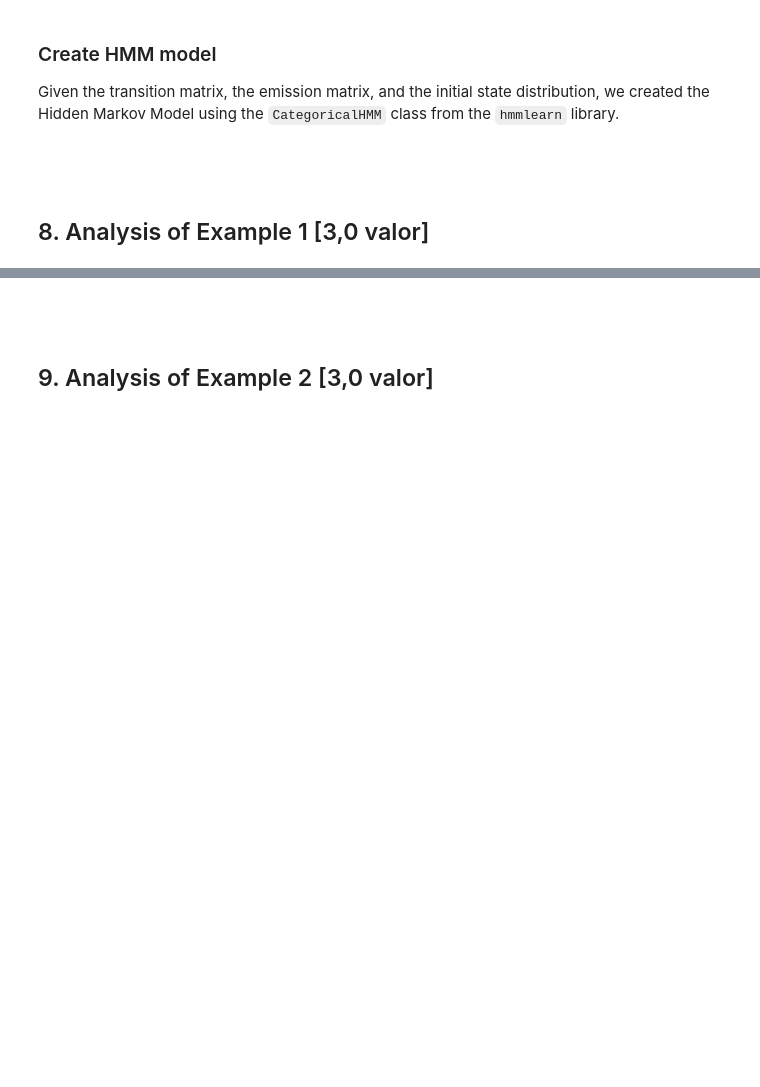
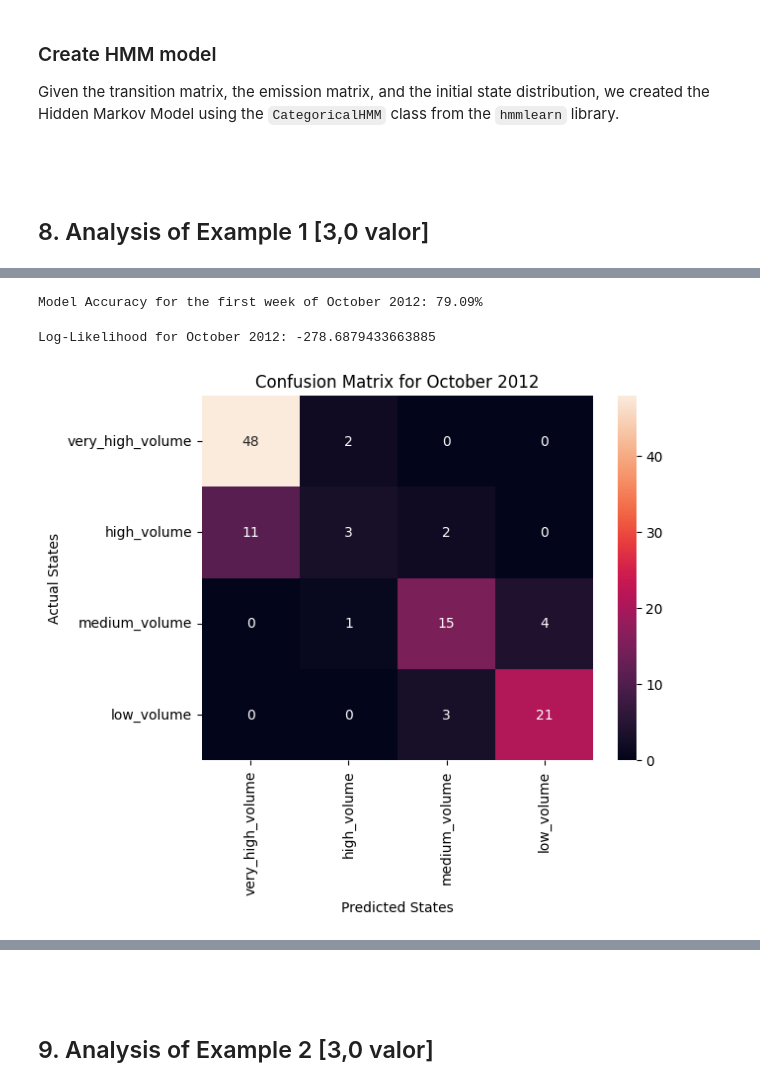
Before and after one commit to jepe06/TMBD_M02, a Jupyter notebook: assignment2.ipynb, the cells around one changed output, grey strips where cells are left out. Drawn from its saved outputs; the diff is of its cells as text; code cells hidden in the pictures; blank space fills up the shorter version.

```diff
--- a/assignment2.ipynb
+++ b/assignment2.ipynb
@@ -144,6 +147,7 @@ df['time_of_day'] = df['date_time'].apply(get_time_of_day)
 df['weekend'] = df['date_time'].apply(is_weekend)
 df['weather'] = df['weather_main'].apply(convert_weather)
 
+df2 = df.drop(columns=['holiday', 'rain_1h', 'snow_1h', 'clouds_all', 'weather_main', 'weather_description'])
 df = df.drop(columns=['date_time', 'holiday', 'rain_1h', 'snow_1h', 'clouds_all', 'weather_main', 'weather_description'])
 order = ['temp', 'time_of_day', 'weather', 'weekend', 'traffic_volume']
 df = df[order]
@@ -358,0 +451,22 @@ model.emissionprob_ = emission_probs
+# %%
+# Define categories
+day_type_categories = ['weekday', 'weekend']
+time_of_day_categories = df2['time_of_day'].unique()
+weather_categories = df2['weather'].unique()
+traffic_categories = df2['traffic_volume_category'].unique()
+
+# Create mappings
+observations_map = {
+    f"{day_type}_{time}_{weather}": i
+    for i, (day_type, time, weather) in enumerate(product(day_type_categories, time_of_day_categories, weather_categories))
+}
+state_map = {state: i for i, state in enumerate(traffic_categories)}
+
+# Add a column for observation indices
+filtered_data['observation'] = filtered_data.apply(
+    lambda row: observations_map[f"{'weekend' if row['weekend'] == 1 else 'weekday'}_{row['time_of_day']}_{row['weather']}"],
+    axis=1
+)
+
+# Add a column for state indices
+filtered_data['state'] = filtered_data['traffic_volume_category'].map(state_map)
@@ -358,0 +484,34 @@ model.emissionprob_ = emission_probs
+# %%
+# Extract observation indices
+test_sequence = filtered_data['observation'].values.reshape(-1, 1)
+
+# Extract actual state indices
+actual_states = filtered_data['state'].values
+# %%
+# Predict states using the trained model
+predicted_states = model.predict(test_sequence)
+# %%
+accuracy = accuracy_score(actual_states, predicted_states)
+print(f"Model Accuracy for the second week of October 2012: {accuracy * 100:.2f}%")
+# %% [output]
+Model Accuracy for the first week of October 2012: 79.09%
+# %%
+log_likelihood = model.score(test_sequence)
+print(f"Log-Likelihood for October 2012: {log_likelihood}")
+# %% [output]
+Log-Likelihood for October 2012: -278.6879433663885
+# %%
+from sklearn.metrics import confusion_matrix
+import seaborn as sns
+import matplotlib.pyplot as plt
+
+conf_matrix = confusion_matrix(actual_states, predicted_states)
+
+# Visualize the confusion matrix
+sns.heatmap(conf_matrix, annot=True, fmt='d', xticklabels=state_map.keys(), yticklabels=state_map.keys())
+plt.xlabel("Predicted States")
+plt.ylabel("Actual States")
+plt.title("Confusion Matrix for October 2012")
+plt.show()
+# %% [output]
+[figure, added]
```
Also changed, not shown: parts of 15 cells of this notebook.
